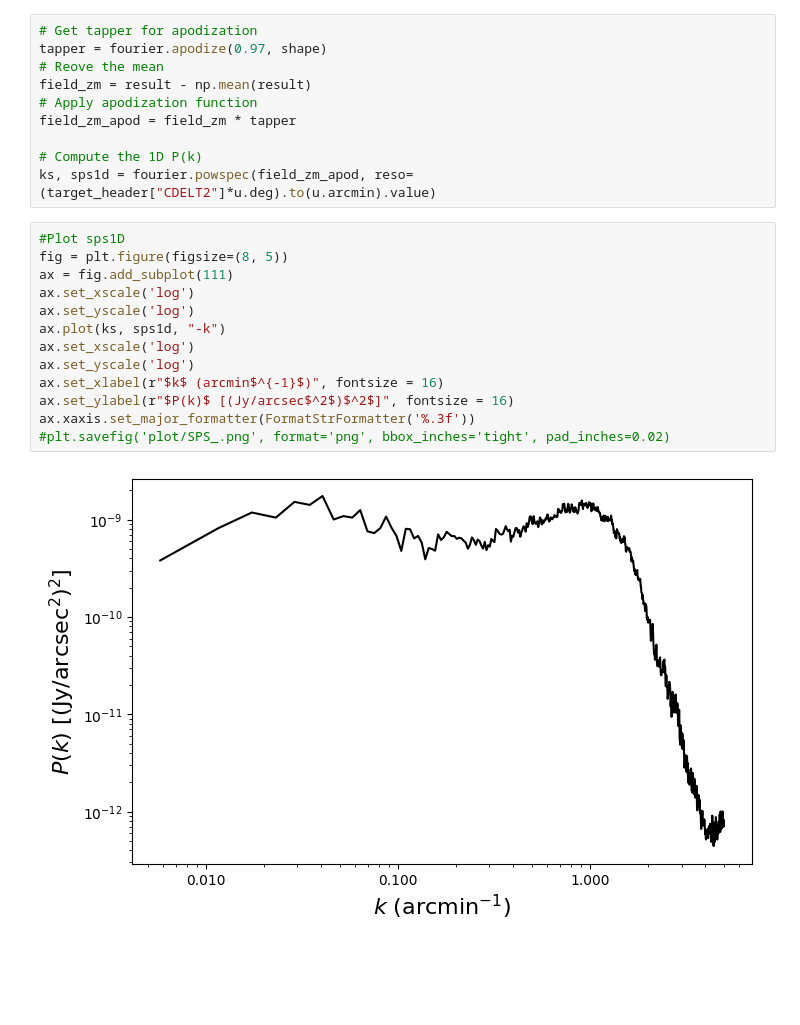
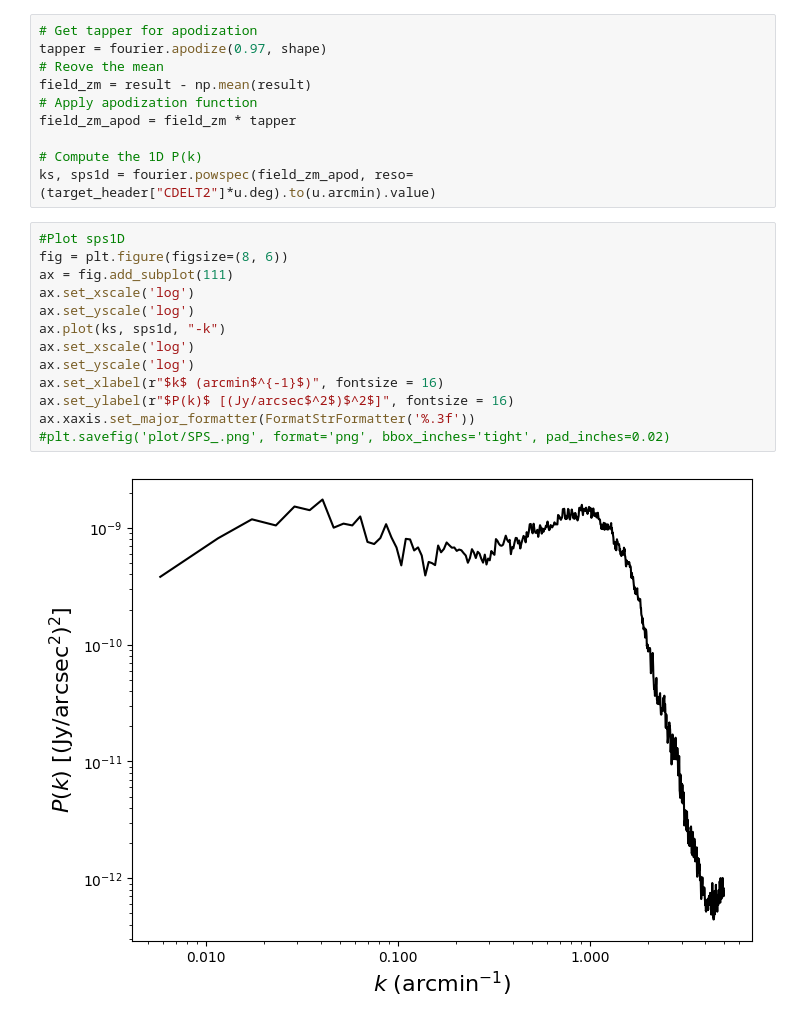
Before and after one commit to antoinemarchal/ivis, a Jupyter notebook: docs/tutorials/noise.ipynb, the cells around one changed output. Cells and saved outputs as stored; diff of their text form; blank space fills up the shorter version.

```diff
--- a/docs/tutorials/noise.ipynb
+++ b/docs/tutorials/noise.ipynb
@@ -217,16 +220,16 @@ field_zm_apod = field_zm * tapper
 ks, sps1d = fourier.powspec(field_zm_apod, reso=(target_header["CDELT2"]*u.deg).to(u.arcmin).value)
 # %%
 #Plot sps1D
-fig = plt.figure(figsize=(8, 5))
+fig = plt.figure(figsize=(8, 6))
 ax = fig.add_subplot(111)
 ax.set_xscale('log')
 ax.set_yscale('log')
 ax.plot(ks, sps1d, "-k")
 ax.set_xscale('log')
 ax.set_yscale('log')
 ax.set_xlabel(r"$k$ (arcmin$^{-1}$)", fontsize = 16)
 ax.set_ylabel(r"$P(k)$ [(Jy/arcsec$^2$)$^2$]", fontsize = 16)
 ax.xaxis.set_major_formatter(FormatStrFormatter('%.3f'))
 #plt.savefig('plot/SPS_.png', format='png', bbox_inches='tight', pad_inches=0.02)
 # %% [output]
-[figure, old version]
+[figure, new version]
```
Also changed, not shown: parts of 1 cell of this notebook, 1 other file.
